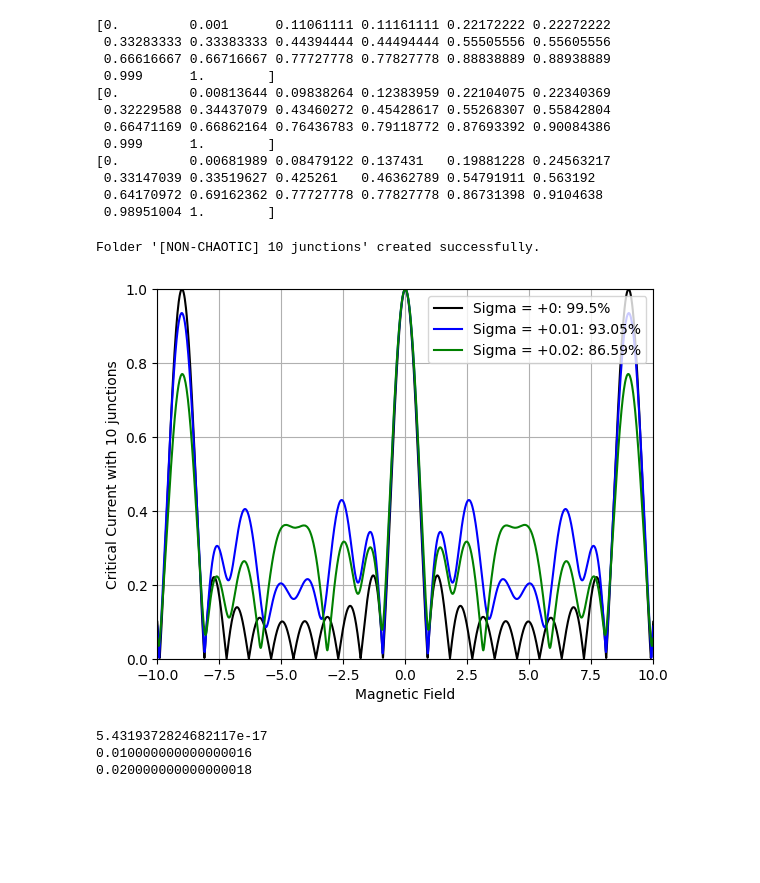
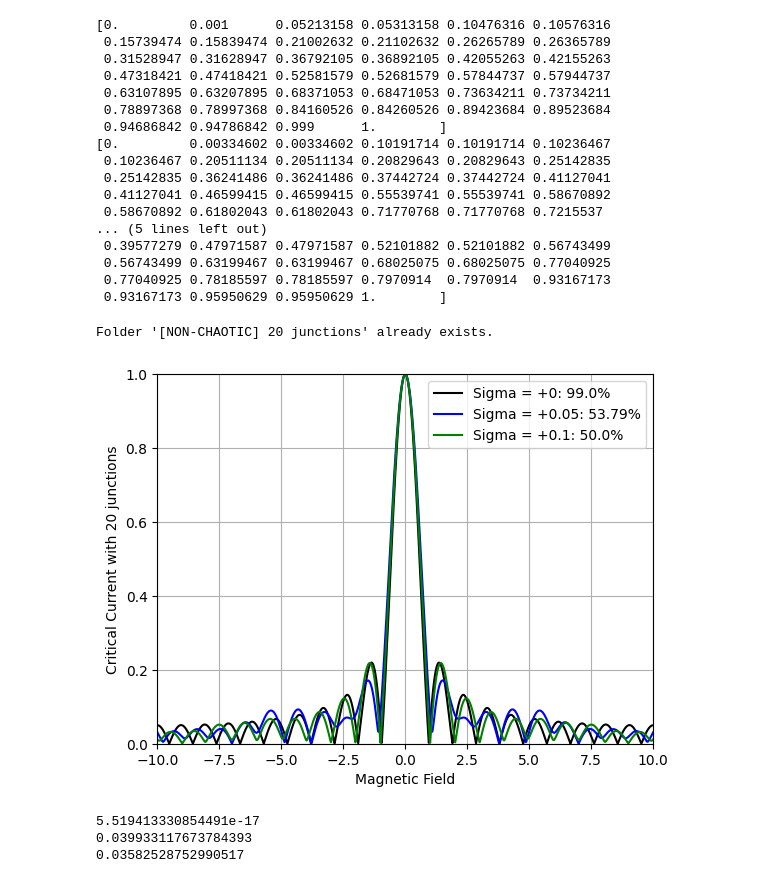
Before and after one commit to cliffsun/Josephson-Junction-Array-Model, a Jupyter notebook: JJ_Array_Standard_Deviation.ipynb, the cells around one changed output. Saved outputs shown, nothing was run; the diff lists cells and outputs as text; code cells hidden in the pictures; blank space fills up the shorter version.

```diff
--- a/JJ_Array_Standard_Deviation.ipynb
+++ b/JJ_Array_Standard_Deviation.ipynb
@@ -223,6 +223,9 @@ def meanOfArray(arrJ):
 def checkArray(arrJ):
     arr = arrJ.copy()
     if not np.array_equal(arr, sorted(arr)):
+        for i in range (len(arr)):
+            if (arr[i] < 0):
+                arr[i] = -1* arr[i]
         if arr[1] > arr[2]:
             arr[1] = arr[2]
         for i in range(2, len(arr)//2 - 1):
@@ -230,7 +233,10 @@ def checkArray(arrJ):
                 arr[2*i + 1] = arr[2*i + 2]
             if arr[2 * i] > arr[2 * i + 1]: # If the left end of the junction is greater than the right end
                 arr[2 * i] = arr[2 * i - 1]
-
+        for i in range (2, len(arr)//2):
+            if (arr[2*i] < arr[2*i - 1]):
+                arr[2*i] = arr[2*i - 1]
+        arr.sort()
     return arr
 
 def maxCurrent(B, arrayJ, arrayC, segments): # Spits out the maximum current by varying the gauge invariant phase of the left end (free parameter) gamma
@@ -269,13 +287,15 @@ arrayOfJunctions = []
 
 # [0.03, 0.02]
 
+# arrayOfJunctions = random_numbers
+
 # arrayOfJunctions = [0, 0.01, 0.03, 0.13, 0.14, 0.142, 0.16, 0.36, 0.38, 0.68, 0.681, 0.688, 0.7, 0.75, 0.77, 0.83, 0.84, 0.841, 0.89, 1]
 
 # arrayOfJunctions = [0, 0.2, 0.4, 0.6, 0.9, 1]
 
 # arrayOfJunctions = [0, 0.02, 0.99, 1]
 
-number_of_junctions = 10
+number_of_junctions = 20
 
 inputted_mean_width = 0.0001
 
@@ -305,7 +325,7 @@ criticalCurrent_1, junction_width_1 = criticalCurrent(critical_currents_density,
 
 #----------------------------------
 
-Sigma2 = 0.01
+Sigma2 = 0.05
 
 arraySigma2 = checkArray(ArrayOfJunctions(Sigma2, junctionNumber, meanWidth, arrayOfJunctions))
 
@@ -315,7 +335,7 @@ criticalCurrent_2, junction_width_2 = criticalCurrent(critical_currents_density,
 
 #----------------------------------
 
-Sigma3 = 0.02
+Sigma3 = 0.1
 
 arraySigma3 = checkArray(ArrayOfJunctions(Sigma3, junctionNumber, meanWidth, arrayOfJunctions))
 
@@ -325,7 +345,7 @@ criticalCurrent_3, junction_width_3 = criticalCurrent(critical_currents_density,
 
 #--------------------------------------------------
 
-numOfSegments = 5
+numOfSegments = 10
 
 norm_1 = np.sum(criticalCurrent_1)
 
@@ -343,18 +363,23 @@ for f in FluxField:
     IMaxPointSigma3.append(maxCurrent(f, arraySigma3, criticalCurrent_3, numOfSegments)/norm_3)
 print(arraySigma3)
 # %% [output]
-[0.         0.001      0.11061111 0.11161111 0.22172222 0.22272222
- 0.33283333 0.33383333 0.44394444 0.44494444 0.55505556 0.55605556
- 0.66616667 0.66716667 0.77727778 0.77827778 0.88838889 0.88938889
- 0.999      1.        ]
-[0.         0.00813644 0.09838264 0.12383959 0.22104075 0.22340369
- 0.32229588 0.34437079 0.43460272 0.45428617 0.55268307 0.55842804
- 0.66471169 0.66862164 0.76436783 0.79118772 0.87693392 0.90084386
- 0.999      1.        ]
-[0.         0.00681989 0.08479122 0.137431   0.19881228 0.24563217
- 0.33147039 0.33519627 0.425261   0.46362789 0.54791911 0.563192
- 0.64170972 0.69162362 0.77727778 0.77827778 0.86731398 0.9104638
- 0.98951004 1.        ]
+[0.         0.001      0.05213158 0.05313158 0.10476316 0.10576316
+ 0.15739474 0.15839474 0.21002632 0.21102632 0.26265789 0.26365789
+ 0.31528947 0.31628947 0.36792105 0.36892105 0.42055263 0.42155263
+ 0.47318421 0.47418421 0.52581579 0.52681579 0.57844737 0.57944737
+ 0.63107895 0.63207895 0.68371053 0.68471053 0.73634211 0.73734211
+ 0.78897368 0.78997368 0.84160526 0.84260526 0.89423684 0.89523684
+ 0.94686842 0.94786842 0.999      1.        ]
+[0.         0.00334602 0.00334602 0.10191714 0.10191714 0.10236467
+ 0.10236467 0.20511134 0.20511134 0.20829643 0.20829643 0.25142835
+ 0.25142835 0.36241486 0.36241486 0.37442724 0.37442724 0.41127041
+ 0.41127041 0.46599415 0.46599415 0.55539741 0.55539741 0.58670892
+ 0.58670892 0.61802043 0.61802043 0.71770768 0.71770768 0.7215537
+... (5 lines left out)
+ 0.39577279 0.47971587 0.47971587 0.52101882 0.52101882 0.56743499
+ 0.56743499 0.63199467 0.63199467 0.68025075 0.68025075 0.77040925
+ 0.77040925 0.78185597 0.78185597 0.7970914  0.7970914  0.93167173
+ 0.93167173 0.95950629 0.95950629 1.        ]
 # %%
 # Save data
 def create_folder(repository_path, folder_name):
@@ -377,36 +402,37 @@ if (len(arrayOfJunctions) != 0):
 
 folder_name = f'{chaos} {len(junction_width_1)} junctions'
 
+
 create_folder(directory,folder_name=folder_name)
 # %% [output]
-Folder '[NON-CHAOTIC] 10 junctions' created successfully.
+Folder '[NON-CHAOTIC] 20 junctions' already exists.
 # %%
 plt.figure(300)
 plt.plot(FluxField, IMaxPointSigma1, 'black' , label="Sigma = +" + str(Sigma1) + ": " + str(round(percentageSigma1 * 100, 2)) + "%")
 plt.plot(FluxField, IMaxPointSigma2, 'blue', label="Sigma = +" + str(Sigma2) + ": " + str(round(percentageSigma2 * 100, 2)) + "%")
 plt.plot(FluxField, IMaxPointSigma3, 'green', label="Sigma = +" + str(Sigma3) + ": " + str(round(percentageSigma3 * 100, 2)) + "%")
 plt.legend(loc="upper right", frameon=True)
 plt.xlabel('Magnetic Field')
 plt.ylabel('Critical Current with ' + str(junctionNumber) + ' junctions')
 plt.xlim(-10,10)
 plt.ylim(0,1)
 plt.grid()
 
-plot_file_path = os.path.join(f'{directory}{folder_name}/', 'plot.png')
+plot_file_path = os.path.join(f'{directory}{folder_name}/', f'{{{Sigma1}_{Sigma2}_{Sigma3}}}.png')
 # plot_file_path = f'{directory}{folder_name}/'
 
 plt.savefig(plot_file_path)
 
 plt.show()
 # %% [output]
-[figure, old version]
+[figure, new version]
 # %%
 print(np.std(junction_width_1))
 print(np.std(junction_width_2))
 print(np.std(junction_width_3))
 # %% [output]
-5.4319372824682117e-17
-0.010000000000000016
-0.020000000000000018
+5.519413330854491e-17
+0.039933117673784393
+0.03582528752990517
 # %%
 # Create meta data
```
Also changed, not shown: parts of 2 cells of this notebook, 38 other files.
